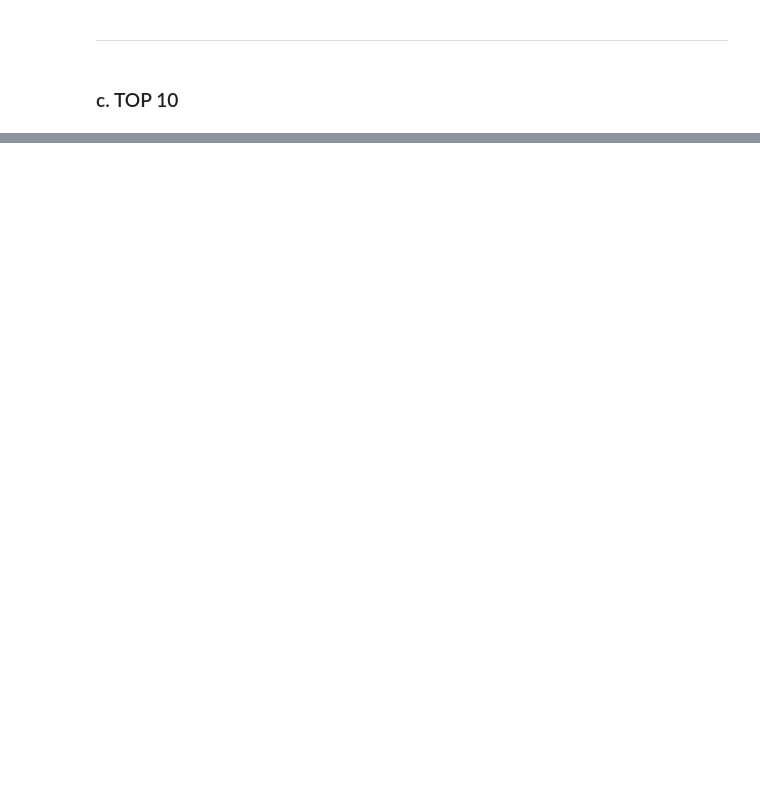
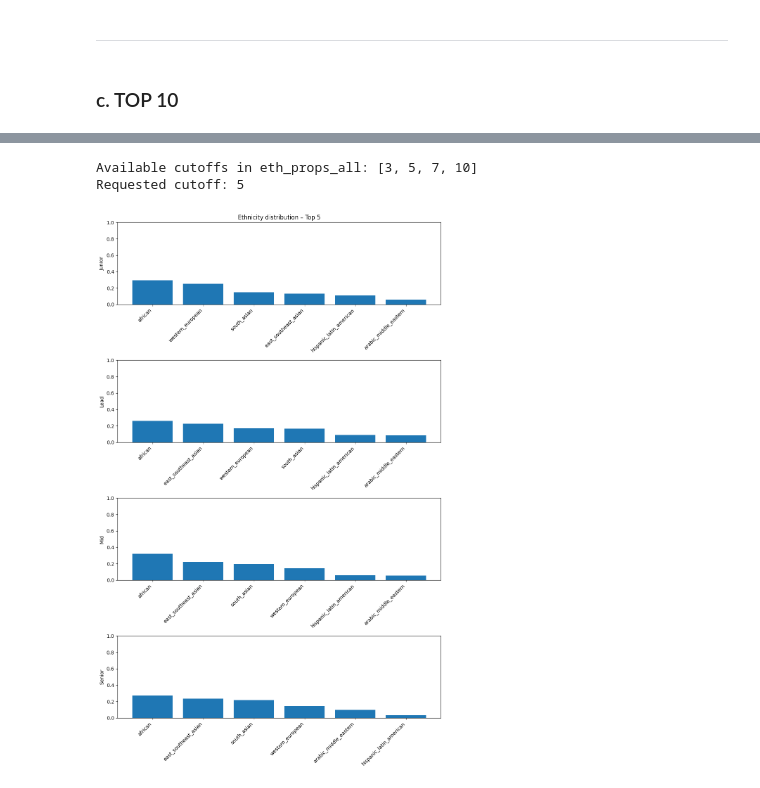
Before and after one commit to iug-htw/jobMatchingTest, a Jupyter notebook: 4b_top_k_analysis_jb_v3.ipynb, the cells around one changed output, grey strips where cells are left out. Cells and saved outputs as stored; diff of their text form; code cells hidden in the pictures; blank space fills up the shorter version.

```diff
--- a/4b_top_k_analysis_jb_v3.ipynb
+++ b/4b_top_k_analysis_jb_v3.ipynb
@@ -407,0 +671,6 @@ plt.show()
+# %%
+visualize_eth_for_k(results, k=5)
+# %% [output]
+Available cutoffs in eth_props_all: [3, 5, 7, 10]
+Requested cutoff: 5
+[figure, added]
```
Also changed, not shown: parts of 24 cells of this notebook, 20 other files.
